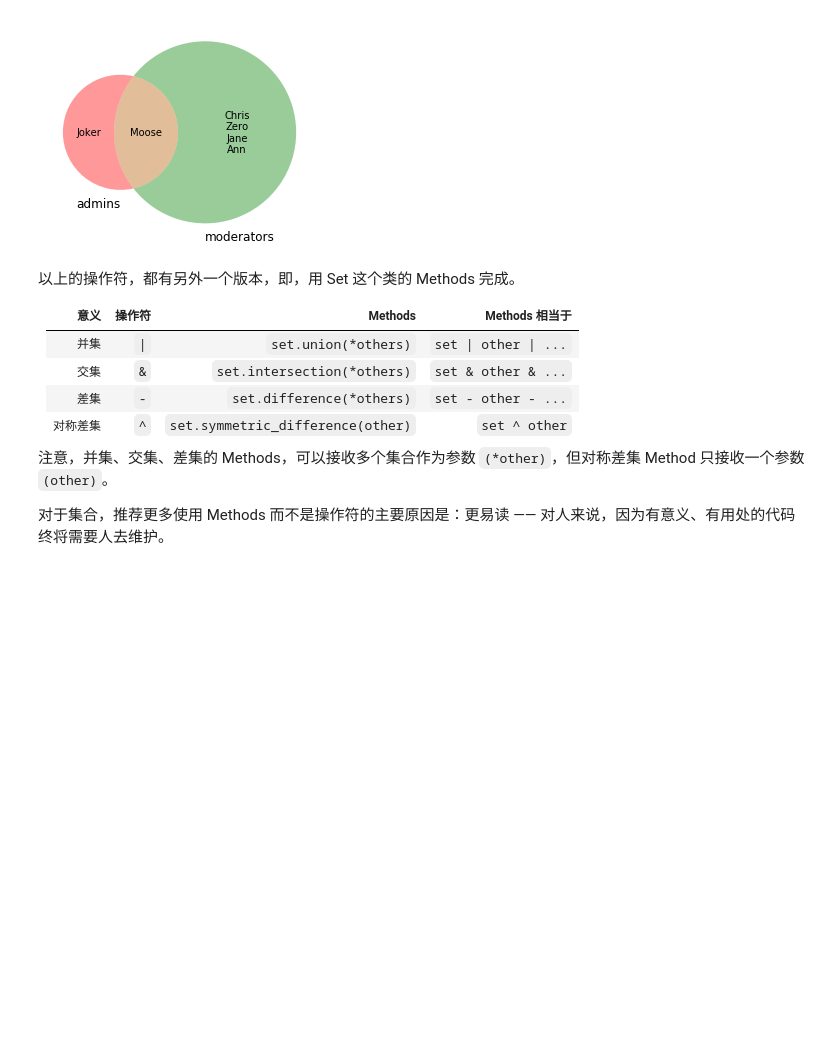
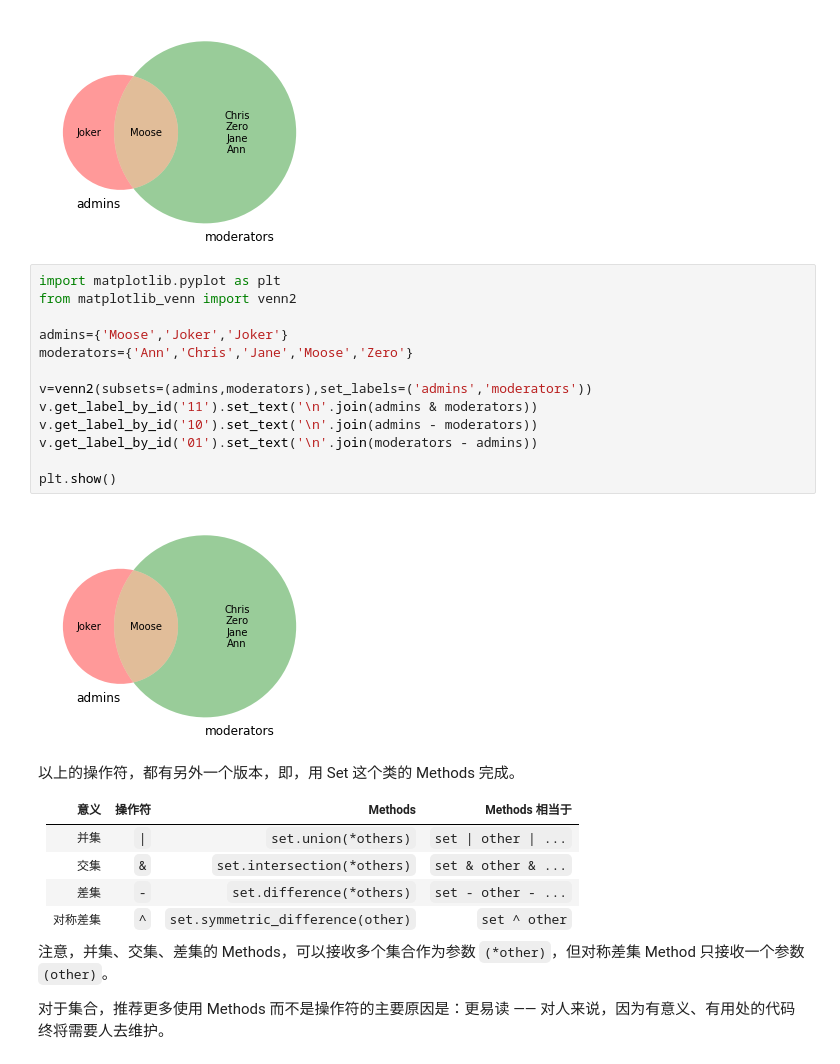
Before and after one commit to wisyoong/the-craft-of-selfteaching, a Jupyter notebook: Part.1.E.6.containers.ipynb, the cells around one changed output. Drawn from its saved outputs; the diff is of its cells as text; blank space fills up the shorter version.

```diff
--- a/Part.1.E.6.containers.ipynb
+++ b/Part.1.E.6.containers.ipynb
@@ -776,6 +1116,21 @@ v.get_label_by_id('01').set_text('\n'.join(moderators - admins))
 plt.show()
 # %% [output]
 [figure]
+# %%
+import matplotlib.pyplot as plt
+from matplotlib_venn import venn2
+
+admins={'Moose','Joker','Joker'}
+moderators={'Ann','Chris','Jane','Moose','Zero'}
+
+v=venn2(subsets=(admins,moderators),set_labels=('admins','moderators'))
+v.get_label_by_id('11').set_text('\n'.join(admins & moderators))
+v.get_label_by_id('10').set_text('\n'.join(admins - moderators))
+v.get_label_by_id('01').set_text('\n'.join(moderators - admins))
+
+plt.show()
+# %% [output]
+[figure, added]
 # %% [markdown]
 以上的操作符，都有另外一个版本，即，用 Set 这个类的 Methods 完成。
 
```
Also changed, not shown: parts of 37 cells of this notebook, 1 other file.
